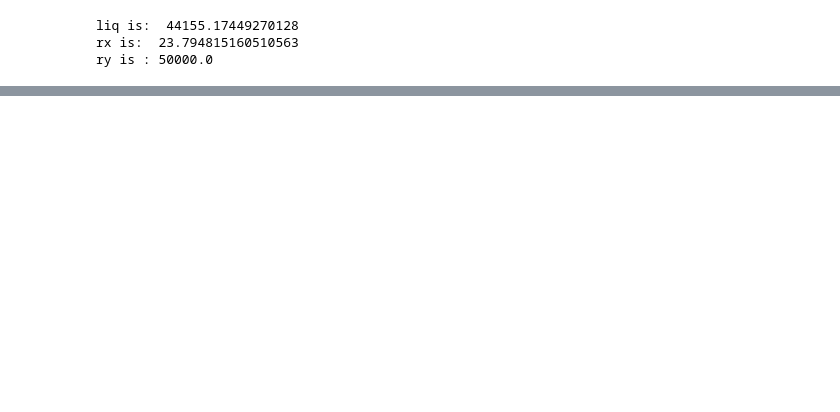
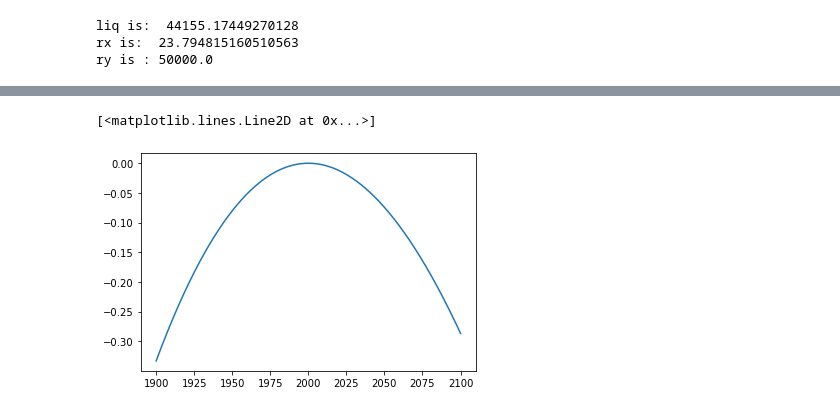
Before and after one commit to hanksong/hft_intern, a Jupyter notebook: 模拟Uni+永续.ipynb, the cells around one changed output, grey strips where cells are left out. Saved outputs shown, nothing was run; the diff lists cells and outputs as text; code cells hidden in the pictures; blank space fills up the shorter version.

```diff
--- a/模拟Uni+永续.ipynb
+++ b/模拟Uni+永续.ipynb
@@ -203,0 +208,6 @@ plt.plot(get_p1_values(), all_pnl)
+# %%
+# 求和
+plt.plot(get_p1_values(),[bipnl(2000,p1,liq * 2000 ** 0.5 / 2) + dx(p1,50000) for p1 in get_p1_values()])
+# %% [output]
+[<matplotlib.lines.Line2D at 0x...>]
+[figure, added]
```
Also changed, not shown: parts of 13 cells of this notebook, 1 other file.
